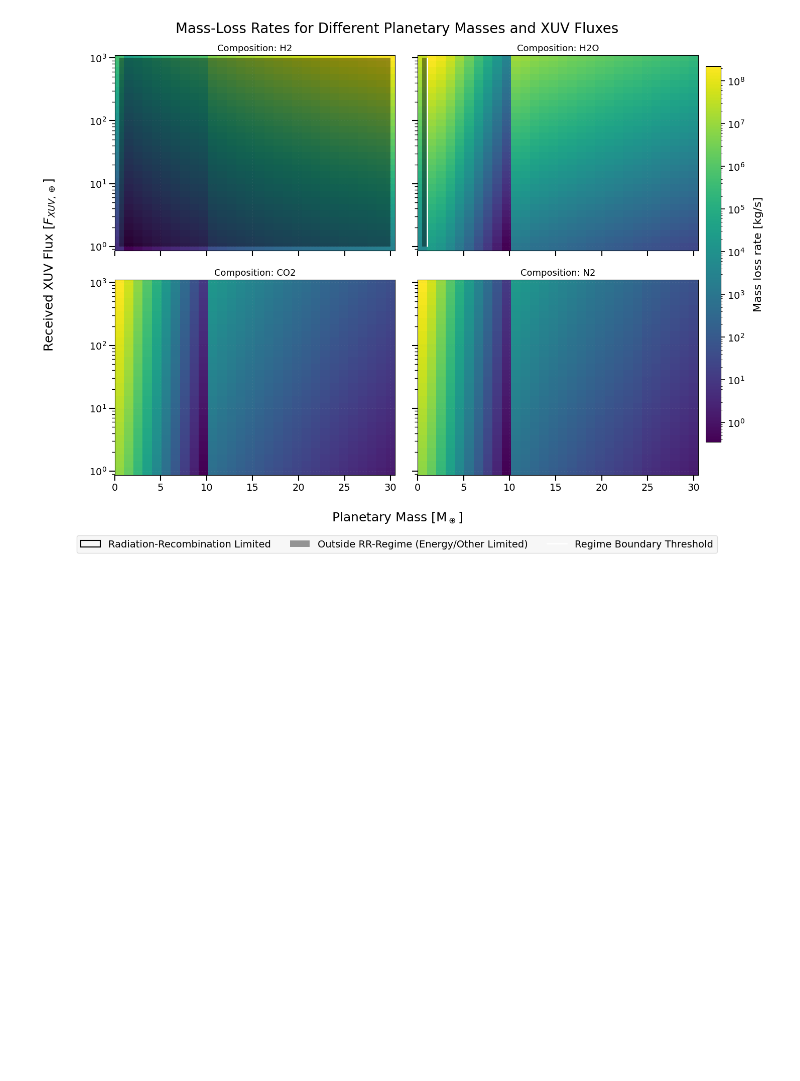
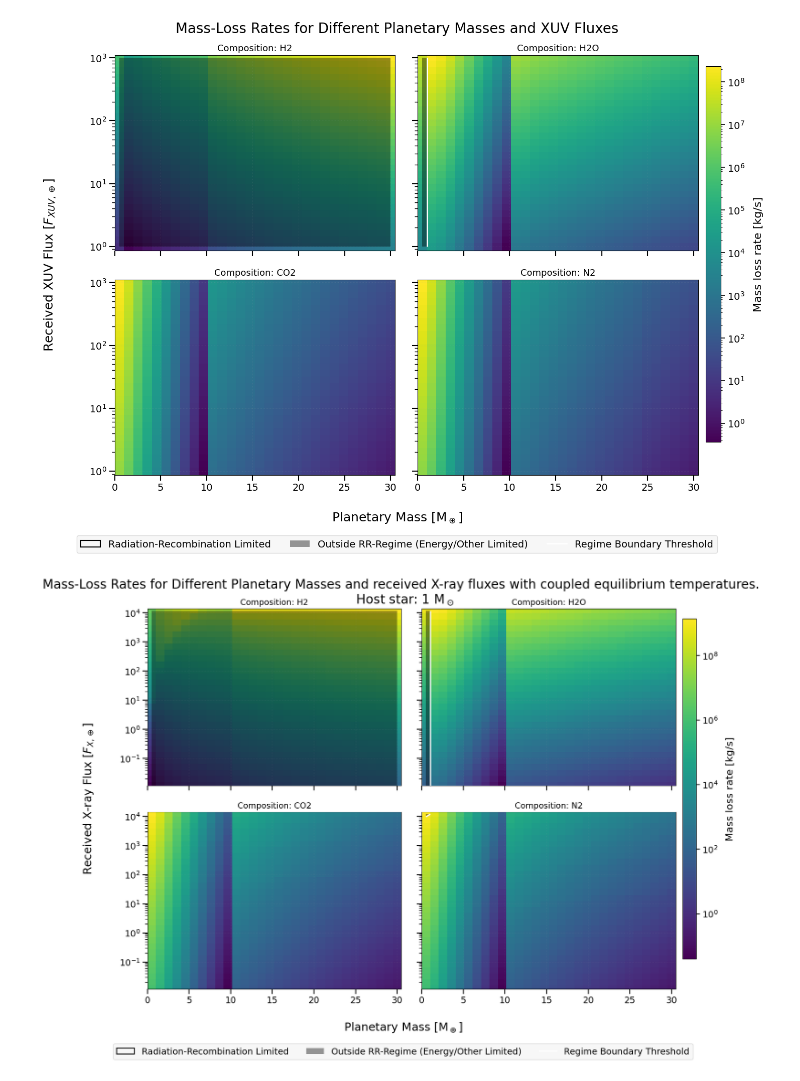
Before and after one commit to FormingWorlds/BScProjectAtmosphericEscape, a Jupyter notebook: plots/results_safari.ipynb, the cells around one changed output. Drawn from its saved outputs; the diff is of its cells as text; code cells hidden in the pictures; blank space fills up the shorter version.

```diff
--- a/plots/results_safari.ipynb
+++ b/plots/results_safari.ipynb
@@ -602,0 +890,86 @@ plt.show()
+# %%
+
+
+keys = list(atmospheres_swept_2D.keys())
+
+### Plotting ###
+fig, axes = plt.subplots(2, 2, figsize=(15, 11), sharex=True, sharey=True)
+# Must flatten the axes array so that the loop grabs the individal subplot axes correctly rather than extracting a row of axes at a time
+axes = axes.flatten()
+
+# Prepare the units for plotting by normalizing the masses and fluxes to Earth units
+masses_plot = masses_2D / M_earth
+fluxes_plot = fluxes_2D / F_earth_xuv
+
+# Build 2D meshgrid coordinates
+X, Y = np.meshgrid(masses_plot, fluxes_plot)
+
+for i, species in enumerate(keys):
+    # Each species is plotted in its own subplot, so we grab the corresponding axis for that subplot
+    ax = axes[i]
+
+    # Transpose the 2D arrays so rows align to Y (Flux) and columns align to X (Mass)
+    Z_mdot = atmospheres_swept_2D[species]['M_dot_rr'].T
+    Z_mask = atmospheres_swept_2D[species]['rr_mask'].T.astype(float)
+
+    # Plot the underlying data
+    pcm = ax.pcolormesh(X, Y, Z_mdot, norm=colors.LogNorm(), cmap='viridis')
+
+    # This throws a 40% opaque black block over the non-RR limited data. Filled contour. Need 0.5 because matplotlib is used to continuous data and we want to separate the 0 and 1 values in the mask. The levels argument defines the thresholds for the contouring, so -0.5 to 0.5 means that all values below 0.5 (the non-RR limited regime) will be colored, while values above 0.5 (the RR limited regime) will not be colored by this contourf call.
+    ax.contourf(X, Y, Z_mask, levels=[-0.5, 0.5], colors='black', alpha=0.4)
+
+    # Add an optional white boundary edge to separate the two regimes clearly. #make the line exactly on the boundary between boolean values True and False (1, 0 respectively)
+    ax.contour(X, Y, Z_mask, levels=[0.5], colors='white', linewidths=2)
+
+    # Set title for each subplot
+    ax.set_title(f'Composition: {species}', fontsize=13)
+
+    # Set axis label and formatting grid
+    ax.set_yscale('log')
+    ax.grid(True, alpha=0.15, linestyle=':')
+
+
+    # Adjust tick mark dimensions and tick label font sizes
+    # Major Ticks (The main grid numbers)
+    ax.tick_params(axis='both', which='major', labelsize=14, length=8, width=1.5)
+    # Minor Ticks (Crucial for the log-scale Y-axis)
+    ax.tick_params(axis='both', which='minor', labelsize=11, length=4, width=1.0)
+
+# Create custom legend elements for the two regimes and the boundary line
+# The active regime (RR limited)
+active_patch = mpatches.Patch(facecolor='none', edgecolor='black', linewidth=1.5,
+                              label='Radiation-Recombination Limited')
+# The outside regime
+shaded_patch = mpatches.Patch(facecolor='black', alpha=0.4, edgecolor='none',
+                              label='Outside RR-Regime (Energy/Other Limited)')
+# The boundary line
+boundary_line = Line2D([0], [0], color='white', linewidth=2, linestyle='-',
+                       label='Regime Boundary Threshold')
+
+# Places the legend globally at the bottom center of the figure, outside the subplots, with a soft gray background and a light border for better visibility
+fig.legend(handles=[active_patch, shaded_patch, boundary_line],
+           loc='lower center', bbox_to_anchor=(0.5, -0.03),
+           ncol=3, fontsize=14,
+           frameon=True, facecolor='#f5f5f5', edgecolor='#d3d3d3')
+
+# Shrink the subplots to make room for the global labels and legend
+plt.subplots_adjust(right=0.90, hspace=0.15, wspace=0.08, bottom=0.12)
+# Setting Title
+fig.suptitle('Mass-Loss Rates for Different Planetary Masses and received X-ray fluxes with coupled equilibrium temperatures. \n Host star: 1 M$_\odot$', fontsize=20, y=0.94)
+# Adds a single, large global X label at the very bottom
+fig.supxlabel('Planetary Mass [$\mathrm{M}_\oplus$]', fontsize=18, y=0.03)
+# Adds a single, large global Y label at the far left
+fig.supylabel('Received X-ray Flux [$F_{X,\oplus}$]', fontsize=18, x=0.03)
+
+# Creates the axes bounding the colourbar
+cbar_ax = fig.add_axes([0.91, 0.18, 0.02, 0.68])
+cbar = fig.colorbar(pcm, cax=cbar_ax)
+
+# Styles the colorbar text and tick lines
+cbar.set_label('Mass loss rate [kg/s]', fontsize=16, labelpad=12)
+cbar_ax.tick_params(axis='y', which='major', labelsize=14, length=6, width=1.2)
+
+#plt.savefig('Keepers/Mass_Flux_2D_sweep.png', dpi=300, bbox_inches='tight')
+plt.show()
+# %% [output]
+[figure, added]
```
Also changed, not shown: parts of 11 cells of this notebook.
